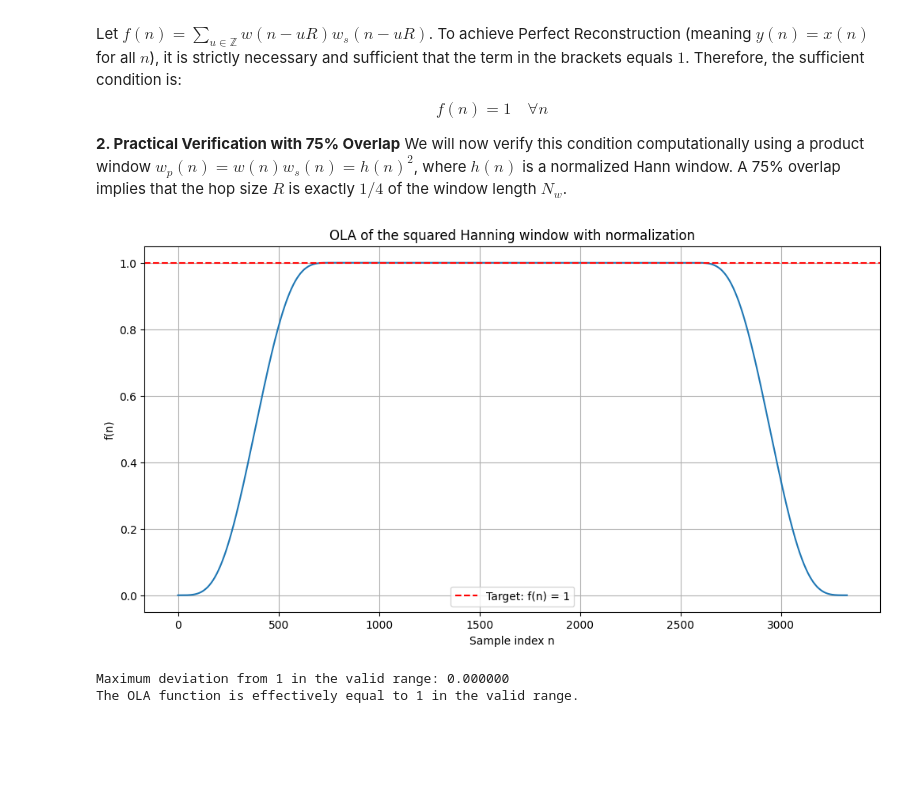
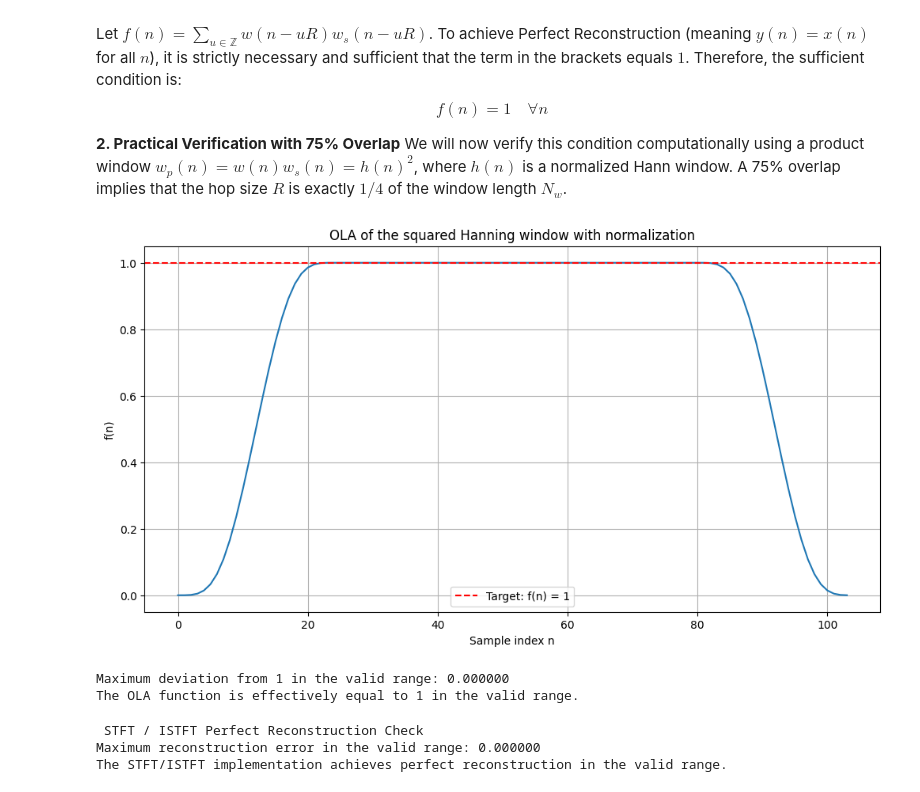
Before and after one commit to Brian0919/LAB_signal_processing, a Jupyter notebook: template-TP-conversion-STFT.ipynb, the cells around one changed output. Saved outputs shown, nothing was run; the diff lists cells and outputs as text; code cells hidden in the pictures; blank space fills up the shorter version.

```diff
--- a/template-TP-conversion-STFT.ipynb
+++ b/template-TP-conversion-STFT.ipynb
@@ -246,21 +246,22 @@ il codice sotto è stato fatto da chat, però è solo l'applicazione cambiando i
 
 from scipy.signal import lfilter, spectrogram
 
-# STFT analysis for M=32 and R=1, then extraction of bin k=3
-M_test = 32
-R_test = 1
-Nw_test = 32
+# STFT analysis for M=32 and R=1, then extraction of bin k=3.
+# From now, we used these new values of M, R, Nw for the rest of the code, instead of the previous ones defined in the notebook.
+M = 32
+R = 1
+Nw = 32
 
-w_test = np.hanning(Nw_test)
+w_test = np.hanning(Nw)
 k = 3
 N_test = x.shape[0]
-Nt_test = int(np.rint((N_test - Nw_test) / R_test))
+Nt_test = int(np.rint((N_test - Nw) / R))
 Xk = np.zeros(Nt_test, dtype=complex)
 for u in range(Nt_test):
-    deb = u * R_test
-    fin = deb + Nw_test
+    deb = u * R
+    fin = deb + Nw
     tx = x[deb:fin] * w_test
-    X = np.fft.fft(tx, n=M_test)
+    X = np.fft.fft(tx, n=M)
     Xk[u] = X[k]
 
 print('xk is complex:', not np.allclose(np.imag(Xk), 0))
@@ -268,13 +269,13 @@ print('max imag component:', np.max(np.abs(np.imag(Xk))))
 print('max real component:', np.max(np.abs(np.real(Xk))))
 
 # Interpretazione come filtraggio LTI rispetto a bin k=3
-b = w_test[::-1] * np.exp(-1j * 2 * np.pi * k * np.arange(Nw_test)[::-1] / M_test)
+b = w_test[::-1] * np.exp(-1j * 2 * np.pi * k * np.arange(Nw)[::-1] / M)
 y_filt = lfilter(b, 1.0, x)
-xk_from_filter = y_filt[Nw_test - 1::R_test][:Nt_test]
+xk_from_filter = y_filt[Nw - 1::R][:Nt_test]
 print('filter comparison error:', np.max(np.abs(Xk - xk_from_filter)))
 
 # Confronto con la funzione spectrogram
-f, t, Sxx = spectrogram(x, fs=Fs, window=w_test, nperseg=Nw_test, noverlap=Nw_test - R_test, nfft=M_test, mode='complex')
+f, t, Sxx = spectrogram(x, fs=Fs, window=w_test, nperseg=Nw, noverlap=Nw - R, nfft=M, mode='complex')
 print('spectrogram shape:', Sxx.shape)
 print('bin k mean difference:', np.max(np.abs(Xk - Sxx[k, :Nt_test])))
 
@@ -371,40 +372,84 @@ $$f(n) = 1 \quad \forall n$$
 **2. Practical Verification with 75% Overlap**
 We will now verify this condition computationally using a product window $w_p(n) = w(n)w_s(n) = h(n)^2$, where $h(n)$ is a normalized Hann window. A 75% overlap implies that the hop size $R$ is exactly $1/4$ of the window length $N_w$.
 # %%
-Nw = 1024
+
 overlap_ratio = 0.75  # 75% overlap  -> hop size = Nw/4
 
 R = int(Nw * (1-overlap_ratio))
 h = scipy.signal.windows.hann(Nw, sym=False)
 
 # Correct normalization factor for perfect reconstruction with 75% overlap
 h= h * np.sqrt(2/3)
 
 #Product window wp(n) = w(n)ws(n) = h²(n)
 wp = h ** 2
 
 f_n = ola(w= wp, hop= R, Nb=10)
 
 # Plot of the OLA result
 plt.figure(figsize=(12, 6))
 plt.plot(f_n)
 plt.axhline(1, color='red', linestyle='--', label='Target: f(n) = 1')
 plt.legend()
 plt.title('OLA of the squared Hanning window with normalization')
 plt.xlabel('Sample index n')
 plt.ylabel('f(n)')
 plt.grid()
 plt.show()
 
 
 valid_start = Nw
 valid_end = len(f_n) - Nw
 # Maximum reconstruction error
 error = np.max(np.abs(f_n[valid_start:valid_end] - 1))
 print(f'Maximum deviation from 1 in the valid range: {error:.6f}')
 if error < 1e-6:
     print("The OLA function is effectively equal to 1 in the valid range.")
 # %% [output]
-[figure, old version]
+[figure, new version]
 Maximum deviation from 1 in the valid range: 0.000000
 The OLA function is effectively equal to 1 in the valid range.
+# %%
+
+w = h
+Xtilde = np.zeros((M,Nt),dtype=complex)
+y = np.zeros(Nt * R + Nw)
+#In the program stft.m or in the notebook template, implement the resynthesis according to the
+# overlap-add approach described in question (e), and check the validity of perfect reconstruction.
+
+for u in np.arange(0,Nt).reshape(-1): # boucle sur les trames
+    deb = u * R + 1 # début de trame
+    fin = deb + Nw # fin de trame
+    indices = np.arange(deb.astype(int), fin.astype(int))
+    tx = np.multiply(x[indices],w) # calcul de la trame
+    X = np.fft.fft(tx,M) # tfd à l'instant b
+    if affich:
+        Xtilde[:,u] = X
+    # opérations de transformation (sur la partie \nu > 0)
+
+    # ys(u,n)= DFT−1[ Xtilde(k,u)](n) ws(n)]
+    Y = X.copy()
+    ty = np.fft.ifft(Y, M)
+    ty_local = np.real(ty[:Nw])
+
+    ty_windowed = np.multiply(ty_local, w)
+
+    y[indices] = y[indices] + ty_windowed  # OLA de la trame synthétisée dans y
+     # fin des opérations de transformation
+    # resynthèse
+    # overlap add
+print(" STFT / ISTFT Perfect Reconstruction Check")
+valid_start = Nw
+valid_end = len(y) - Nw
+reconstruction_error = np.max(np.abs(y[valid_start:valid_end].flatten() - x[valid_start:valid_end]))
+print(f'Maximum reconstruction error in the valid range: {reconstruction_error:.6f}')
+if reconstruction_error < 1e-6:
+    print("The STFT/ISTFT implementation achieves perfect reconstruction in the valid range.")
+
+def extents(f):
+  delta = f[1] - f[0]
+  return [f[0] - delta/2, f[-1] + delta/2]
+# %% [output]
+ STFT / ISTFT Perfect Reconstruction Check
+Maximum reconstruction error in the valid range: 0.000000
+The STFT/ISTFT implementation achieves perfect reconstruction in the valid range.
```
